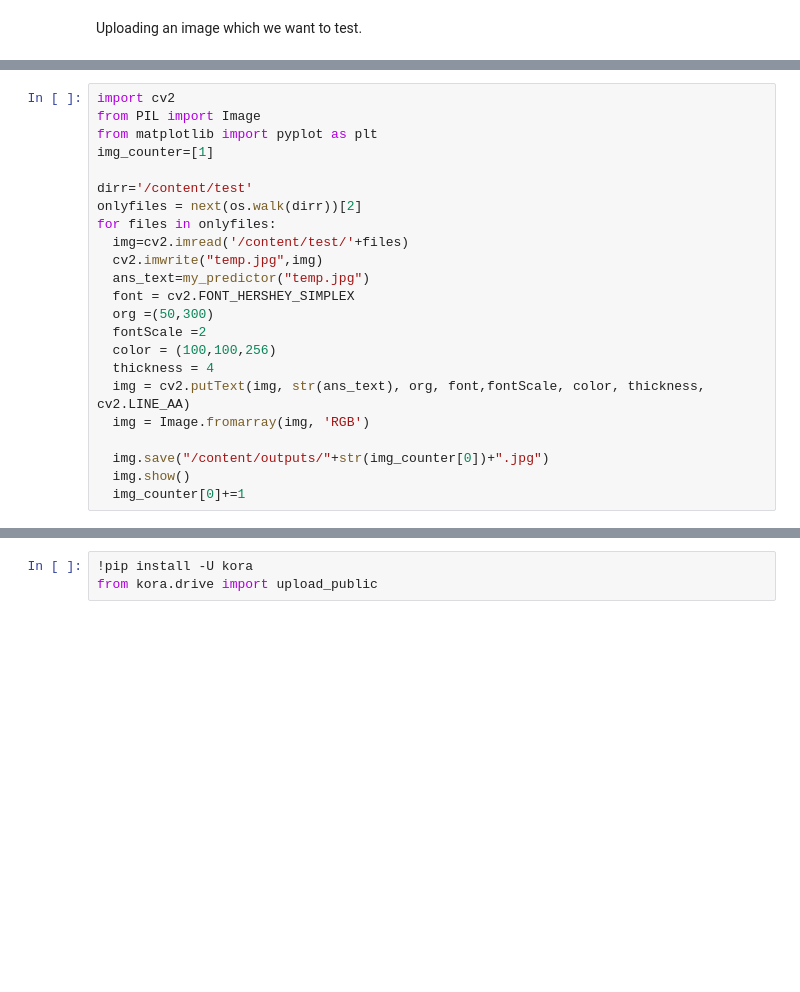
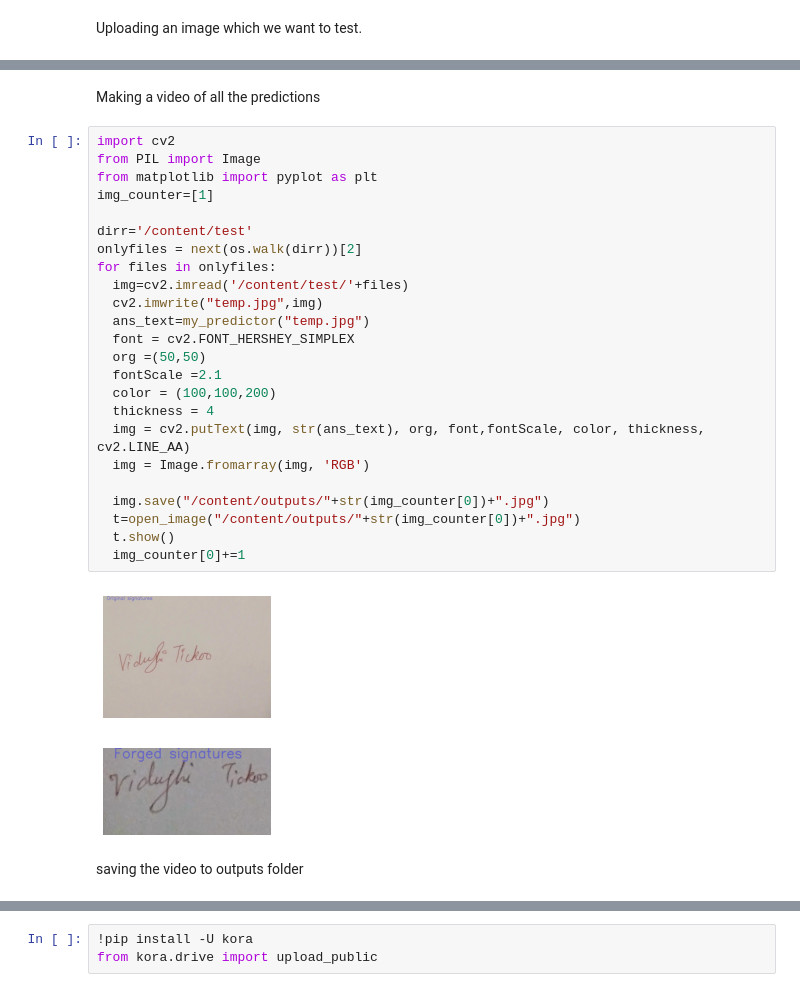
Before and after one commit to v03012000/Geeksman_AISquad_Project1_VIDUSHI-TICKOO, a Jupyter notebook: Predicting.ipynb, the cells around one changed output, grey strips where cells are left out. Saved outputs shown, nothing was run; the diff lists cells and outputs as text; blank space fills up the shorter version.

```diff
--- a/Predicting.ipynb
+++ b/Predicting.ipynb
@@ -86,24 +83,32 @@ Predicting a video.
+# %% [markdown]
+Making a video of all the predictions
 # %%
 import cv2
 from PIL import Image
 from matplotlib import pyplot as plt
 img_counter=[1]
 
 dirr='/content/test'
 onlyfiles = next(os.walk(dirr))[2]
 for files in onlyfiles:
   img=cv2.imread('/content/test/'+files)
   cv2.imwrite("temp.jpg",img)
   ans_text=my_predictor("temp.jpg")
   font = cv2.FONT_HERSHEY_SIMPLEX
-  org =(50,300)
-  fontScale =2
-  color = (100,100,256)
+  org =(50,50)
+  fontScale =2.1
+  color = (100,100,200)
   thickness = 4
   img = cv2.putText(img, str(ans_text), org, font,fontScale, color, thickness, cv2.LINE_AA)
   img = Image.fromarray(img, 'RGB')
 
   img.save("/content/outputs/"+str(img_counter[0])+".jpg")
-  img.show()
+  t=open_image("/content/outputs/"+str(img_counter[0])+".jpg")
+  t.show()
   img_counter[0]+=1
+# %% [output]
+[figure, added]
+[figure, added]
+# %% [markdown]
+saving the video to outputs folder
 # %%
```
Also changed, not shown: parts of 9 cells of this notebook.
